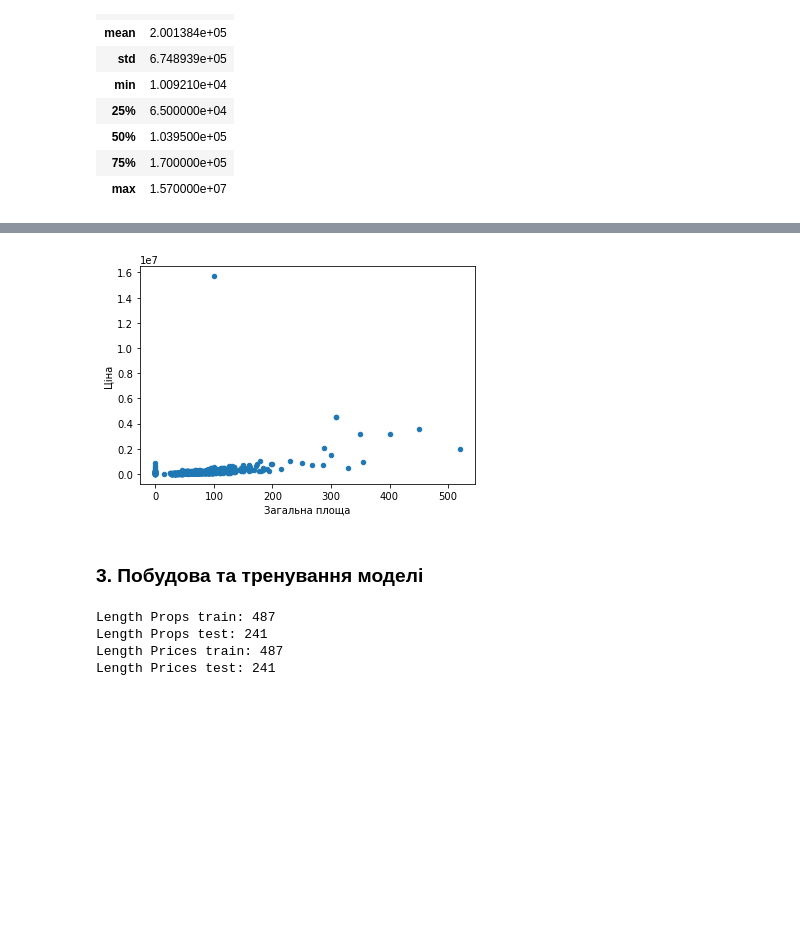
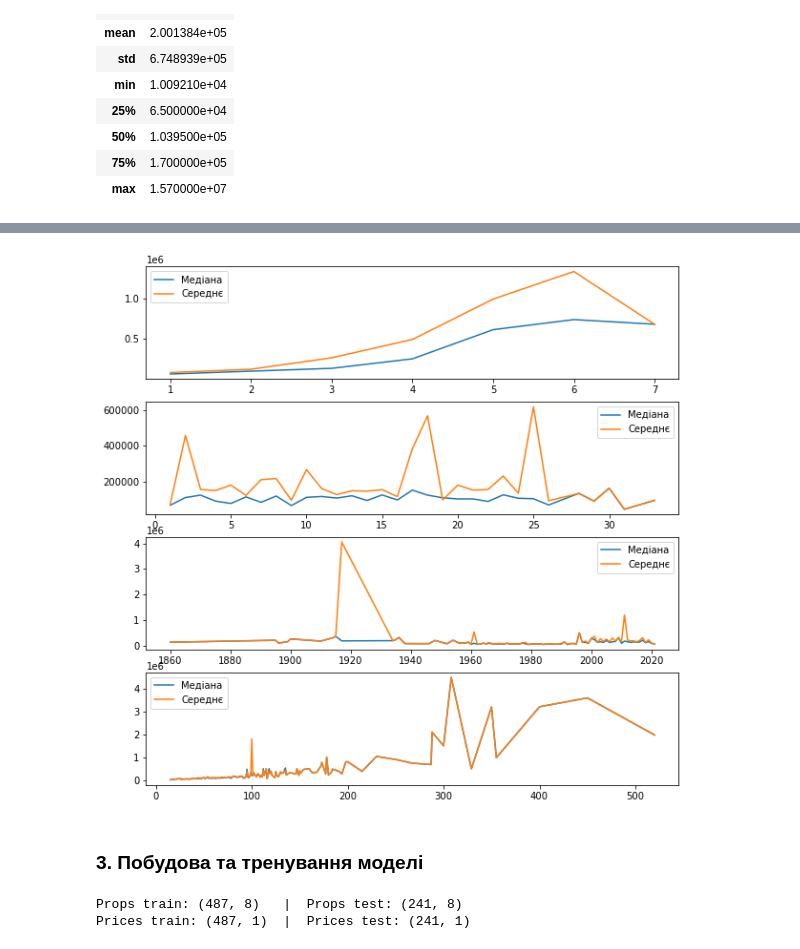
Before and after one commit to Buben-Ruben/Machine-Learning-Labs, a Jupyter notebook: ML-Lab5/!Regression.ipynb, the cells around one changed output, grey strips where cells are left out. Saved outputs shown, nothing was run; the diff lists cells and outputs as text; code cells hidden in the pictures; blank space fills up the shorter version.

```diff
--- a/ML-Lab5/!Regression.ipynb
+++ b/ML-Lab5/!Regression.ipynb
@@ -189,7 +126,6 @@ None
 # %%
 # визначення та вилучення зайвих колонок (метод 'drop')
-apparts.drop(columns='Адреса', inplace=True)
-apparts.drop(columns='Дата реєстрації', inplace=True)
+apparts.drop(['Адреса', 'Дата реєстрації'], axis=1, inplace=True)
 apparts.dtypes
 # %% [output]
 Ціна                  float64
@@ -222,0 +156,14 @@ apparts
+# %%
+# форматування колонок (метод 'astype')
+# Встановлюємо потрібні типи даних для колонок (float)
+apparts['Кількість кімнат'] = apparts['Кількість кімнат'].astype('int8')
+apparts['Ціна за м.кв.'] = apparts['Ціна за м.кв.'].astype('float')
+apparts['Поверх']           = apparts['Поверх'].astype('int8')
+apparts['Кількість поверхів'] = apparts['Кількість поверхів'].astype('int16')
+apparts['Рік побудови'] = apparts['Рік побудови'].astype('int16')
+apparts['Загальна площа'] = apparts['Загальна площа'].astype('float')
+apparts['Житлова площа'] = apparts['Житлова площа'].astype('float')
+apparts['Площа кухні'] = apparts['Площа кухні'].astype('float')
+#Виводимо інформацію колонок
+print(apparts.info())
+apparts.describe()
@@ -223,11 +197,44 @@ apparts
 # %%
 # візуалізація впливу окремих показчиків на показчик 'ціна'
 # скористатись методом `scatter` або `plot` для виводу залежності ціни (Y) від
 # показчика, що досліджується (X)
-apparts.plot(kind='scatter',x='Загальна площа',y='Ціна')
+fig, ax = plt.subplots(4, figsize=(10,10))
+
+median_by_rooms = apparts.groupby(apparts['Кількість кімнат'])['Ціна'].median()
+mean_by_rooms   = apparts.groupby(apparts['Кількість кімнат'])['Ціна'].mean()
+ax[0].plot(median_by_rooms, label='Медіана')
+ax[0].plot(mean_by_rooms, label='Середнє')
+ax[0].xlabel = 'Кількість кімнат'
+ax[0].ylabel = 'Ціна'
+ax[0].legend()
+
+median_by_level = apparts.groupby(apparts['Поверх'])['Ціна'].median()
+mean_by_level   = apparts.groupby(apparts['Поверх'])['Ціна'].mean()
+ax[1].plot(median_by_level, label='Медіана')
+ax[1].plot(mean_by_level, label='Середнє')
+ax[1].xlabel = 'Поверх'
+ax[1].ylabel = 'Ціна'
+ax[1].legend()
+
+median_by_year = apparts.groupby(apparts['Рік побудови'])['Ціна'].median()
+mean_by_year   = apparts.groupby(apparts['Рік побудови'])['Ціна'].mean()
+ax[2].plot(median_by_year, label='Медіана')
+ax[2].plot(mean_by_year, label='Середнє')
+ax[2].xlabel = 'Рік побудови'
+ax[2].ylabel = 'Ціна'
+ax[2].legend()
+
+median_by_square = apparts.groupby(apparts['Загальна площа'])['Ціна'].median()
+mean_by_square   = apparts.groupby(apparts['Загальна площа'])['Ціна'].mean()
+ax[3].plot(median_by_square, label='Медіана')
+ax[3].plot(mean_by_square, label='Середнє')
+ax[3].xlabel = 'Загальна площа'
+ax[3].ylabel = 'Ціна'
+ax[3].legend()
+
 plt.show()
 # %% [output]
-[figure, old version]
+[figure, new version]
 # %% [markdown]
 ### 3. Побудова та тренування моделі
 # %%
@@ -240,13 +244,12 @@ props.drop(columns='Ціна за м.кв.', inplace=True)
 # %%
 # побудувати тренувальні та тестові датасети (метод `train_test_split`):
 # `prices_train`, `props_train`, `prices_test` та `props_test`
-props_train, props_test, prices_train, prices_test = train_test_split(props, prices, test_size=0.33, random_state=42)
-print('Length Props train:',len(props_train),'\nLength Props test:',len(props_test))
-print('Length Prices train:',len(prices_train),'\nLength Prices test:',len(prices_test))
+props_train, props_test, prices_train, prices_test = \
+    train_test_split(props, prices, test_size=.33, random_state=42)
+print('Props train:',props_train.shape,'\t|  Props test:',props_test.shape)
+print('Prices train:',prices_train.shape,'\t|  Prices test:',prices_test.shape)
 # %% [output]
-Length Props train: 487
-Length Props test: 241
-Length Prices train: 487
-Length Prices test: 241
+Props train: (487, 8)   |  Props test: (241, 8)
+Prices train: (487, 1)  |  Prices test: (241, 1)
 # %%
 # створити лінійний регрессор (конструктор `LinearRegression`)
```
Also changed, not shown: parts of 16 cells of this notebook, 1 other file.
